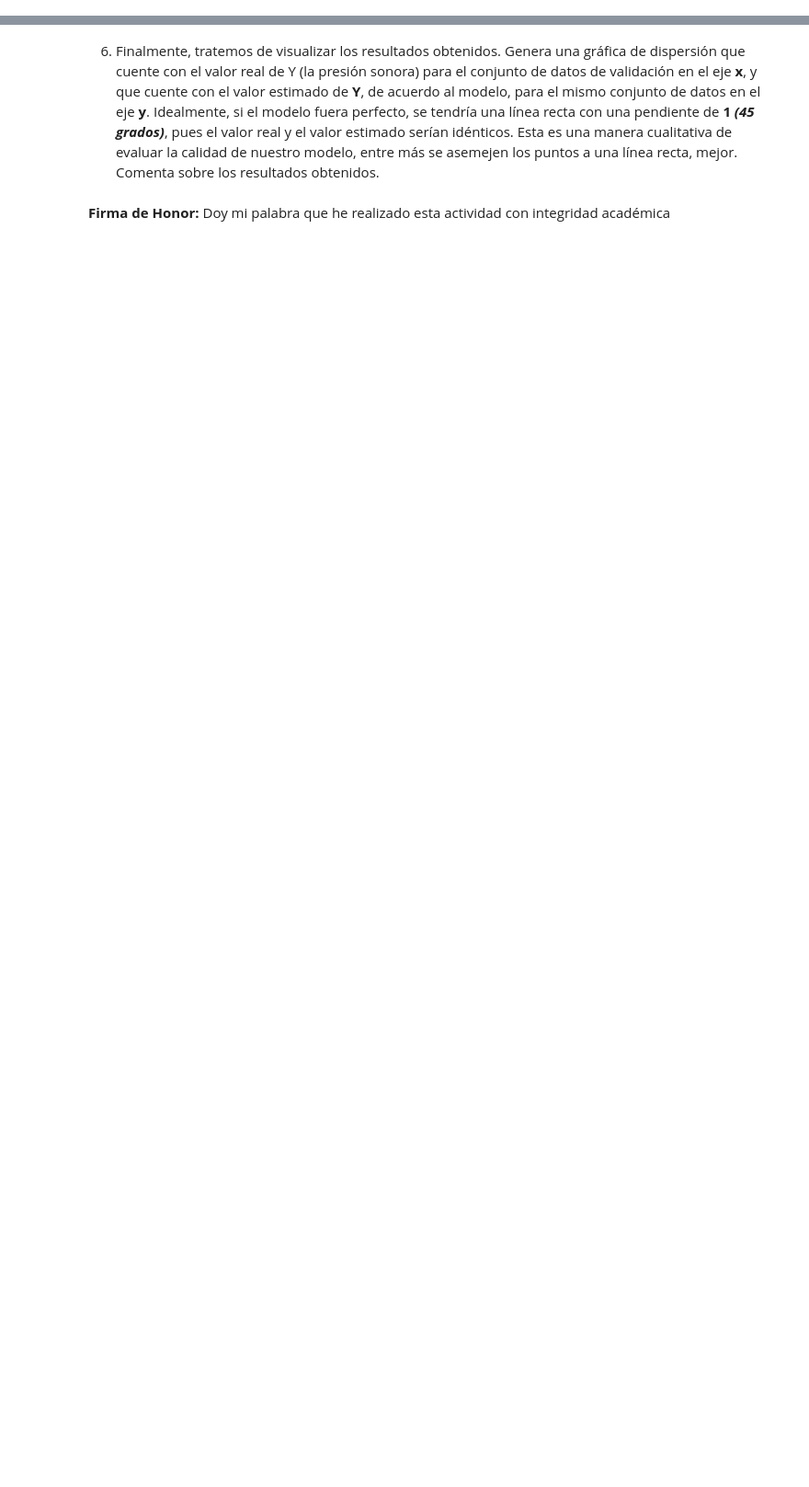
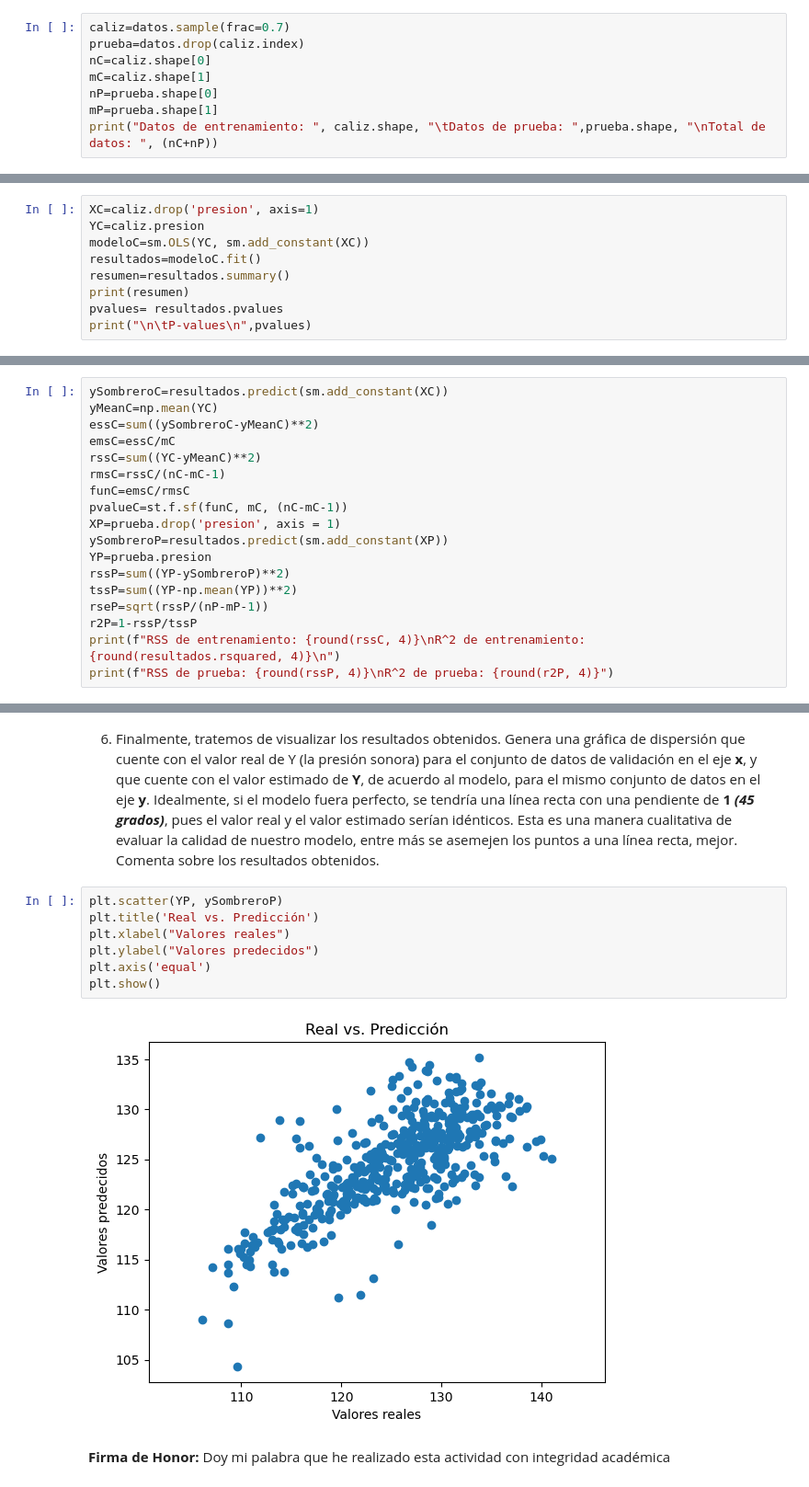
Before and after one commit to LEGG1234567890/Inteligencia_artificial_I, a Jupyter notebook: A1.3 Regresión lineal múltiple/Regresion_lineal_multiple.ipynb, the cells around one changed output, grey strips where cells are left out. Shown at 92% size. Saved outputs shown, nothing was run; the diff lists cells and outputs as text; blank space fills up the shorter version.

```diff
--- a/A1.3 Regresión lineal múltiple/Regresion_lineal_multiple.ipynb
+++ b/A1.3 Regresión lineal múltiple/Regresion_lineal_multiple.ipynb
@@ -37,3 +43,11 @@ Dimensiones de los datos:  (1503, 6)    Nombres de las variables:  Index(['frecu
 | 14 | 500 | 0.0 | 0.3048 | 55.5 | 0.002831 | 126.416 |
 # %% [markdown]
 2. Separa el *data frame* en datos de entrenamiento y datos de prueba con una proporción **70/30**. Es decir, el *70%* de los datos se usarán para entrenar el modelo y el resto para validar sus resultados. Asegúrate que la partición sea aleatoria, no es una buena práctica simplemente tomar las primeras observaciones para entrenar y las últimas para probar. Imprime en pantalla las dimensiones de ambos conjuntos de datos. Revisa y asegúrate que la cantidad de observaciones de ambos conjuntos de datos sumen a la cantidad de datos original.
+# %%
+caliz=datos.sample(frac=0.7)
+prueba=datos.drop(caliz.index)
+nC=caliz.shape[0]
+mC=caliz.shape[1]
+nP=prueba.shape[0]
+mP=prueba.shape[1]
+print("Datos de entrenamiento: ", caliz.shape, "\tDatos de prueba: ",prueba.shape, "\nTotal de datos: ", (nC+nP))
@@ -40,3 +57,12 @@ Dimensiones de los datos:  (1503, 6)    Nombres de las variables:  Index(['frecu
 # %% [markdown]
 3. Entrena un modelo de regresión lineal múltiple, para que las primeras **5** variables del sistema intenten predecir a la sexta, `presion`. Es decir, nos interesa tratar de predecir el aerodinamismo, medido como la presión sonora detectada. Imprime en pantalla un resumen del modelo, donde se muestre claramente el coeficiente estimado de cada
 variable, así como su `p-value` asociado, entre otras cosas. Es probable que los *p-values* se vean como **0.000**, en ese caso, imprimir manualmente los valores exactos de dichas métricas (recuerda el atributo `pvalues`).
+# %%
+XC=caliz.drop('presion', axis=1)
+YC=caliz.presion
+modeloC=sm.OLS(YC, sm.add_constant(XC))
+resultados=modeloC.fit()
+resumen=resultados.summary()
+print(resumen)
+pvalues= resultados.pvalues
+print("\n\tP-values\n",pvalues)
@@ -45,2 +99,20 @@ variable, así como su `p-value` asociado, entre otras cosas. Es probable que lo
 # %% [markdown]
 5. Calcula el *residual standard error* y la 𝑅$^2$ del modelo, tanto para los datos de entrenamiento como para los datos de validación e imprime dichos valores en la consola. Para el cálculo de las métricas en el conjunto de entrenamiento, te recomiendo usar los atributos `scale` (y sacar la raíz cuadrada) y `rsquared`.
+# %%
+ySombreroC=resultados.predict(sm.add_constant(XC))
+yMeanC=np.mean(YC)
+essC=sum((ySombreroC-yMeanC)**2)
+emsC=essC/mC
+rssC=sum((YC-yMeanC)**2)
+rmsC=rssC/(nC-mC-1)
+funC=emsC/rmsC
+pvalueC=st.f.sf(funC, mC, (nC-mC-1))
+XP=prueba.drop('presion', axis = 1)
+ySombreroP=resultados.predict(sm.add_constant(XP))
+YP=prueba.presion
+rssP=sum((YP-ySombreroP)**2)
+tssP=sum((YP-np.mean(YP))**2)
+rseP=sqrt(rssP/(nP-mP-1))
+r2P=1-rssP/tssP
+print(f"RSS de entrenamiento: {round(rssC, 4)}\nR^2 de entrenamiento: {round(resultados.rsquared, 4)}\n")
+print(f"RSS de prueba: {round(rssP, 4)}\nR^2 de prueba: {round(r2P, 4)}")
@@ -47,4 +125,13 @@ variable, así como su `p-value` asociado, entre otras cosas. Es probable que lo
 # %% [markdown]
 6. Finalmente, tratemos de visualizar los resultados obtenidos. Genera una gráfica de dispersión que cuente con el valor real de Y (la presión sonora) para el conjunto de datos de validación en el eje **x**, y que cuente con el valor estimado de **Y**, de acuerdo al modelo, para el mismo conjunto de datos en el eje **y**. Idealmente, si el modelo fuera perfecto, se tendría una línea recta con una pendiente de **1** ***(45 grados)***, pues el valor real y el valor estimado serían idénticos. Esta es una manera cualitativa de evaluar la calidad de nuestro modelo, entre más se asemejen los puntos a una línea recta, mejor. Comenta sobre los resultados obtenidos.
+# %%
+plt.scatter(YP, ySombreroP)
+plt.title('Real vs. Predicción')
+plt.xlabel("Valores reales")
+plt.ylabel("Valores predecidos")
+plt.axis('equal')
+plt.show()
+# %% [output]
+[figure, added]
 # %% [markdown]
 **Firma de Honor:** Doy mi palabra que he realizado esta actividad con integridad académica
```
Also changed, not shown: parts of 5 cells of this notebook, 3 other files.
